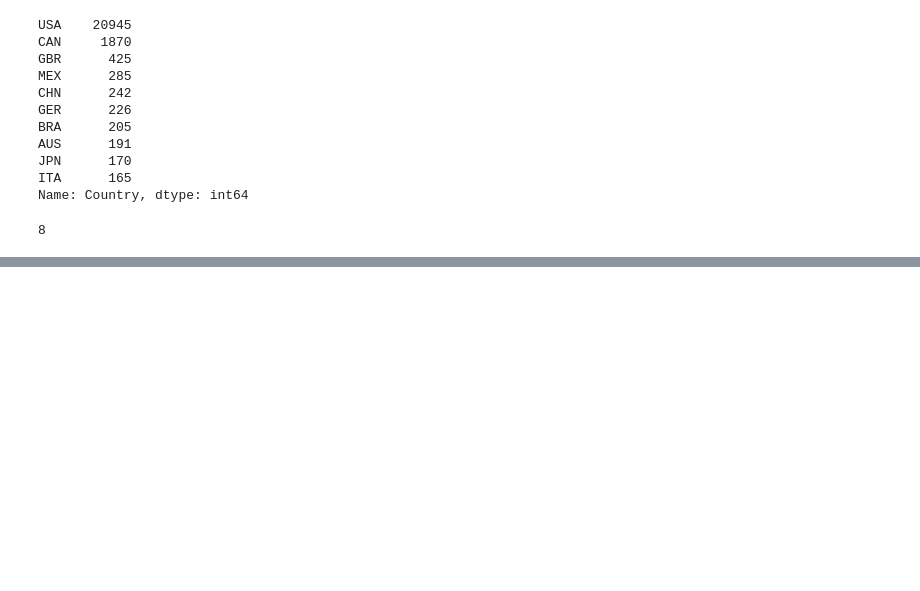
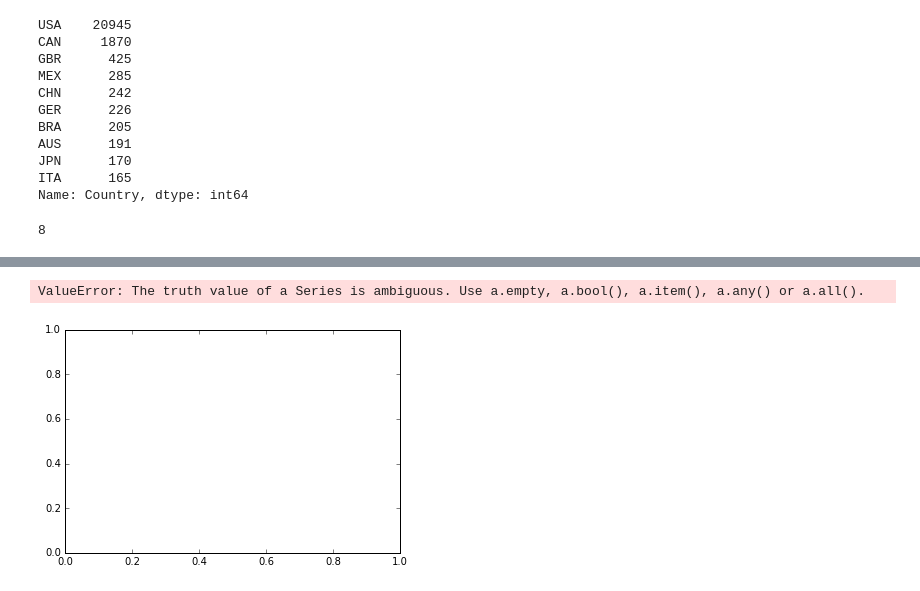
Before and after one commit to Stonberg1/Thinkful, a Jupyter notebook: Capstone Analytic Report.ipynb, the cells around one changed output, grey strips where cells are left out. Drawn from its saved outputs; the diff is of its cells as text; code cells hidden in the pictures; blank space fills up the shorter version.

```diff
--- a/Capstone Analytic Report.ipynb
+++ b/Capstone Analytic Report.ipynb
@@ -214,3 +229,44 @@ plt.show()
+# %%
+# 3
+# Stacked BAR CHART (Genders w/ stacked average paces)
+# Stacking the 2017 old and young by pace
+
+# Still need to convert durations to secs
+
+MT1 = df2017['Official_Time_sec'][df2017['Age'] > 50][df2017['Age'] <= 59][df2017['M/F'] == 'M']
+MT2 = df2017['Official_Time_sec'][df2017['Age'] > 75][df2017['Age'] <= 79][df2017['M/F'] == 'M']
+FT1 = df2017['Official_Time_sec'][df2017['Age'] > 50][df2017['Age'] <= 59][df2017['M/F'] == 'F']
+FT2 = df2017['Official_Time_sec'][df2017['Age'] > 75][df2017['Age'] <= 79][df2017['M/F'] == 'F']
+
+MT3 = df2017['Pace_sec'][df2017['Age'] > 50][df2017['Age'] <= 59][df2017['M/F'] == 'M']
+MT4 = df2017['Pace_sec'][df2017['Age'] > 75][df2017['Age'] <= 79][df2017['M/F'] == 'M']
+FT3 = df2017['Pace_sec'][df2017['Age'] > 50][df2017['Age'] <= 59][df2017['M/F'] == 'F']
+FT4 = df2017['Pace_sec'][df2017['Age'] > 75][df2017['Age'] <= 79][df2017['M/F'] == 'F']
+
+MT5 = df2017['25K_sec'][df2017['Age'] > 50][df2017['Age'] <= 59][df2017['M/F'] == 'M']
+MT6 = df2017['25K_sec'][df2017['Age'] > 75][df2017['Age'] <= 79][df2017['M/F'] == 'M']
+FT5 = df2017['25K_sec'][df2017['Age'] > 50][df2017['Age'] <= 59][df2017['M/F'] == 'F']
+FT6 = df2017['25K_sec'][df2017['Age'] > 75][df2017['Age'] <= 79][df2017['M/F'] == 'F']
+
+N = 6
+Men_times = (MT1, MT2, MT3, MT4, MT5, MT6)
+Women_times = (MT1, MT2, MT3, MT4, MT5, MT6)
+ind = np.arange(N)
+width = 0.35       # the width of the bars: can also be len(x) sequence
+
+p1 = plt.bar(ind, Men_times, width, color='#d62728')
+p2 = plt.bar(ind, Women_times, width, bottom=menMeans)
+
+plt.ylabel('Total Times')
+plt.title('2017 Combined Times of Age Divisions')
+plt.xticks(ind, ('Men Official', 'Women Official', 'Men Pace', 'Women Pace', 'Men 25K', 'Women 25K'))
+plt.yticks(np.arange(0, 81, 10))
+plt.legend((p1[0], p2[0]), ('55 - 59', '75 - 79'))
+
+plt.show()
+# %% [output]
+ValueError: The truth value of a Series is ambiguous. Use a.empty, a.bool(), a.item(), a.any() or a.all().
+[figure, added]
 # %%
 # Bayesian predictive scenario of a runner in 2019?
 # Likelihood of winning given a pace and...a country? or gender?
```
Also changed, not shown: parts of 7 cells of this notebook.
